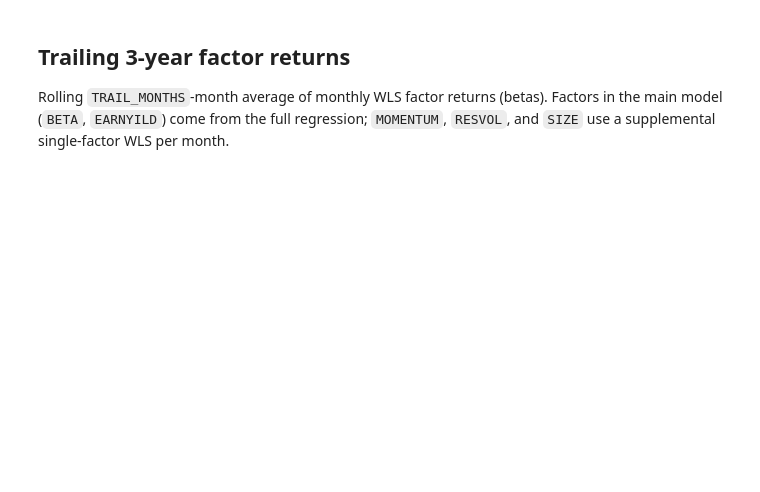
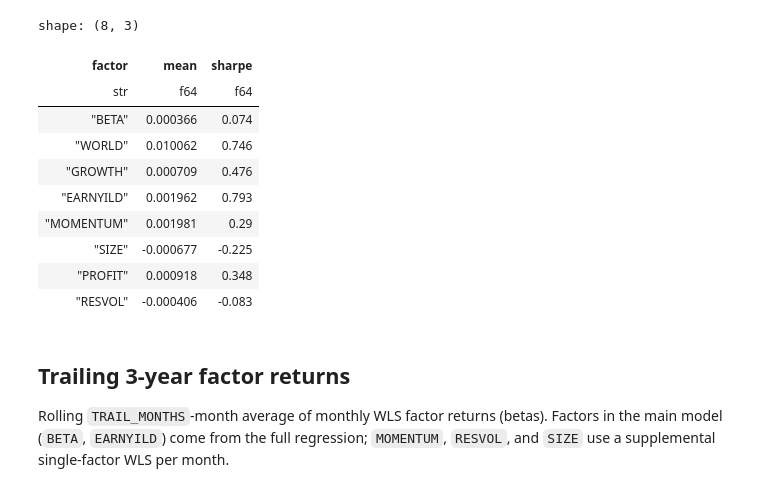
Before and after one commit to algertp1/polars-regressions, a Jupyter notebook: barra_frets.ipynb, the cells around one changed output. Saved outputs shown, nothing was run; the diff lists cells and outputs as text; code cells hidden in the pictures; blank space fills up the shorter version.

```diff
--- a/barra_frets.ipynb
+++ b/barra_frets.ipynb
@@ -29,7 +40,8 @@ TRAIL_MONTHS = 36  # trailing 3-year window for plot
 
 RISK_FACTORS = [
     "WORLD", "BETA", "BTOP", "DIVYILD", "EARNQLTY", "EARNVAR", "EARNYILD",
-    "GROWTH", "INVSQLTY", "LEVERAGE", "LIQUIDTY",
+    "GROWTH", "INVSQLTY", "LEVERAGE", "LIQUIDTY", "LTREVRSL", "MIDCAP",
+    "MOMENTUM", "PROFIT", "RESVOL", "SIZE",
 ]
 
 INDUSTRY_FACTORS = [
@@ -121,3 +138,63 @@ risk_summary
+# %%
+SUMMARY_FACTORS = [
+    "BETA", "WORLD", "GROWTH", "EARNYILD",
+    "MOMENTUM", "SIZE", "PROFIT", "RESVOL",
+]
+
+from_model = [f for f in SUMMARY_FACTORS if f in monthly_betas.columns]
+extra_summary_factors = [f for f in SUMMARY_FACTORS if f not in monthly_betas.columns]
+
+beta_ts = monthly_betas.select(["date", *from_model])
+if extra_summary_factors:
+    extra_aggs = [
+        wls_expr([factor], "coefficients", add_intercept=True)
+        .struct.field(factor)
+        .alias(factor)
+        for factor in extra_summary_factors
+    ]
+    supplemental = (
+        pl.scan_parquet(PARQUET_PATH)
+        .filter(pl.col("country_gem4") == "USA")
+        .with_columns((1.0 / pl.col("srisk").pow(2)).alias("regwt"))
+        .group_by("date")
+        .agg(*extra_aggs)
+        .sort("date")
+        .collect()
+    )
+    beta_ts = beta_ts.join(supplemental, on="date", how="full")
+
+factor_summary = (
+    beta_ts.select(SUMMARY_FACTORS)
+    .unpivot(on=SUMMARY_FACTORS, variable_name="factor", value_name="beta")
+    .group_by("factor")
+    .agg(
+        pl.col("beta").mean().alias("mean"),
+        (pl.col("beta").mean() / pl.col("beta").std() * (12**0.5)).alias("sharpe"),
+    )
+    .with_columns(
+        pl.col("mean").round(6),
+        pl.col("sharpe").round(3),
+    )
+    .sort(
+        pl.col("factor").replace_strict(
+            {name: idx for idx, name in enumerate(SUMMARY_FACTORS)},
+            default=len(SUMMARY_FACTORS),
+        )
+    )
+)
+factor_summary
+# %% [output]
+shape: (8, 3)
+| factor | mean | sharpe |
+| str | f64 | f64 |
+| "BETA" | 0.000366 | 0.074 |
+| "WORLD" | 0.010062 | 0.746 |
+| "GROWTH" | 0.000709 | 0.476 |
+| "EARNYILD" | 0.001962 | 0.793 |
+| "MOMENTUM" | 0.001981 | 0.29 |
+| "SIZE" | -0.000677 | -0.225 |
+| "PROFIT" | 0.000918 | 0.348 |
+| "RESVOL" | -0.000406 | -0.083 |
 # %% [markdown]
 ## Trailing 3-year factor returns
 
```
Also changed, not shown: parts of 10 cells of this notebook, 1 other file.
